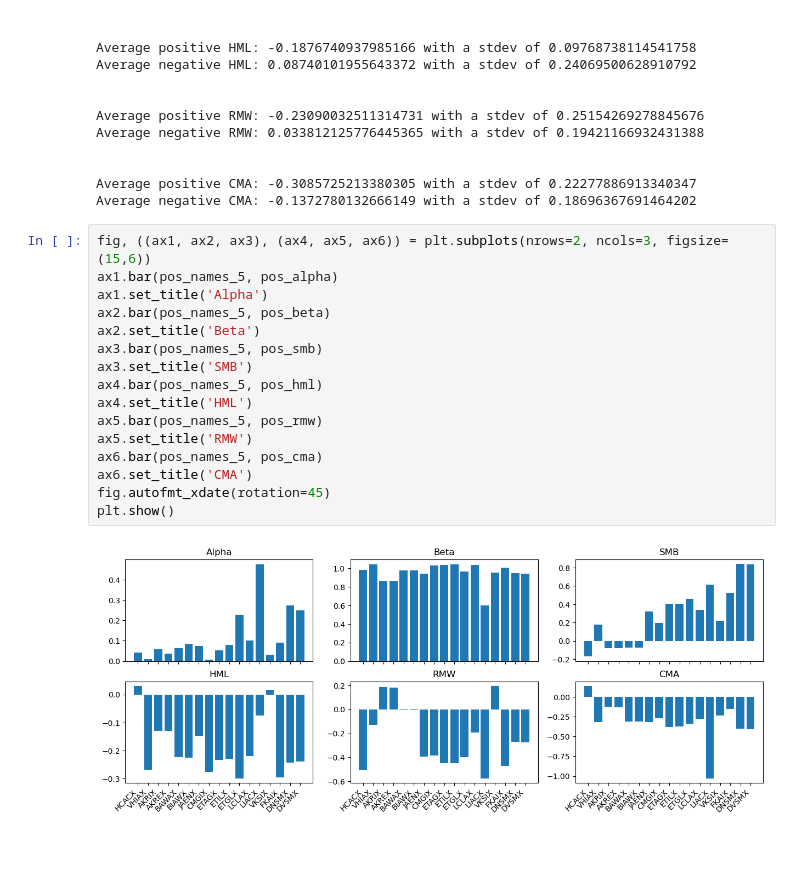
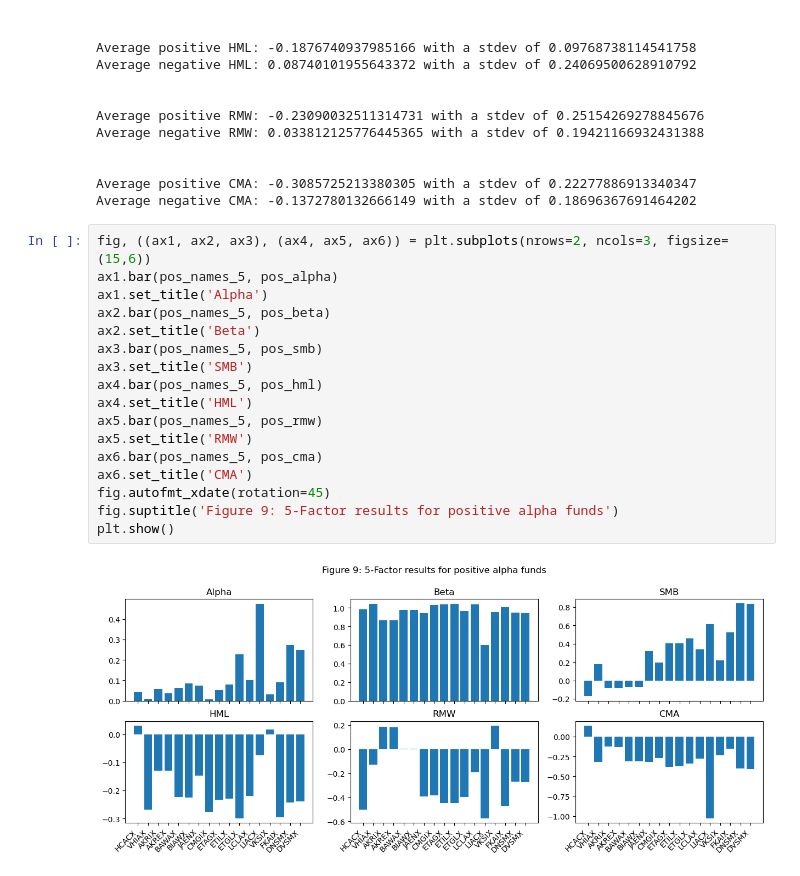
Before and after one commit to earlight/15-4331-final-project, a Jupyter notebook: pos_mf_data_analysis.ipynb, the cells around one changed output. Saved outputs shown, nothing was run; the diff lists cells and outputs as text; blank space fills up the shorter version.

Commit message:
updating graphs

```diff
--- a/pos_mf_data_analysis.ipynb
+++ b/pos_mf_data_analysis.ipynb
@@ -405,18 +405,19 @@ Average negative CMA: -0.1372780132666149 with a stdev of 0.18696367691464202
 # %%
 fig, ((ax1, ax2, ax3), (ax4, ax5, ax6)) = plt.subplots(nrows=2, ncols=3, figsize=(15,6))
 ax1.bar(pos_names_5, pos_alpha)
 ax1.set_title('Alpha')
 ax2.bar(pos_names_5, pos_beta)
 ax2.set_title('Beta')
 ax3.bar(pos_names_5, pos_smb)
 ax3.set_title('SMB')
 ax4.bar(pos_names_5, pos_hml)
 ax4.set_title('HML')
 ax5.bar(pos_names_5, pos_rmw)
 ax5.set_title('RMW')
 ax6.bar(pos_names_5, pos_cma)
 ax6.set_title('CMA')
 fig.autofmt_xdate(rotation=45)
+fig.suptitle('Figure 9: 5-Factor results for positive alpha funds')
 plt.show()
 # %% [output]
-[figure, old version]
+[figure, new version]
```
Also changed, not shown: 3 other files.
